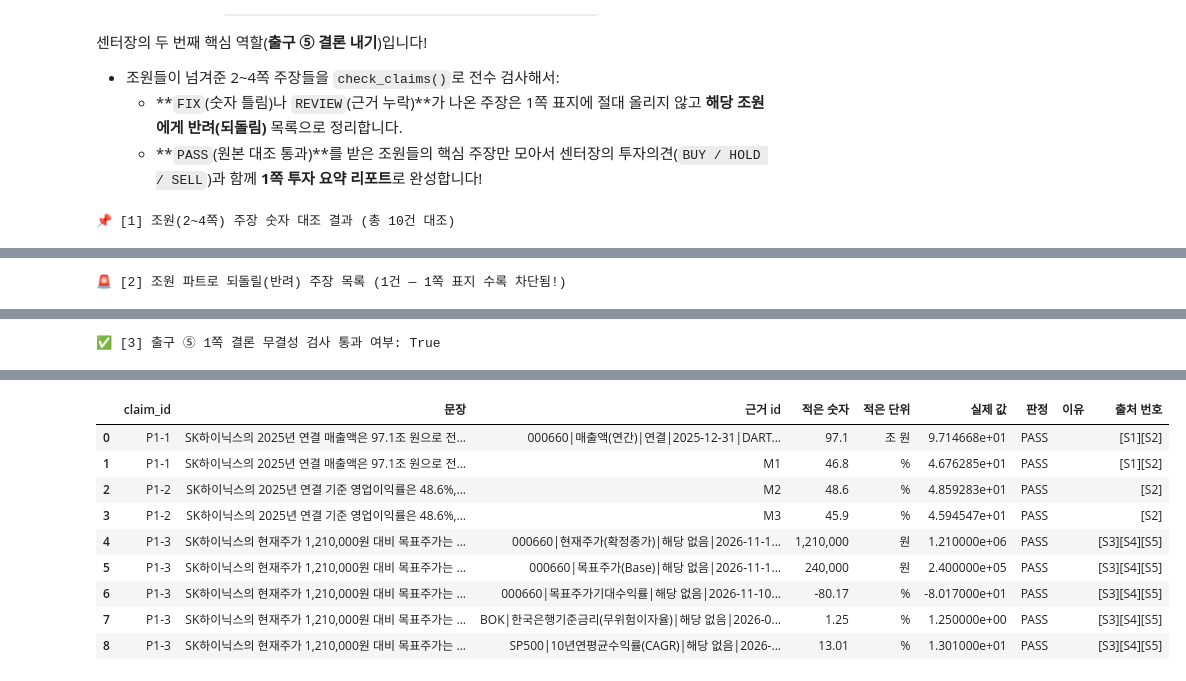
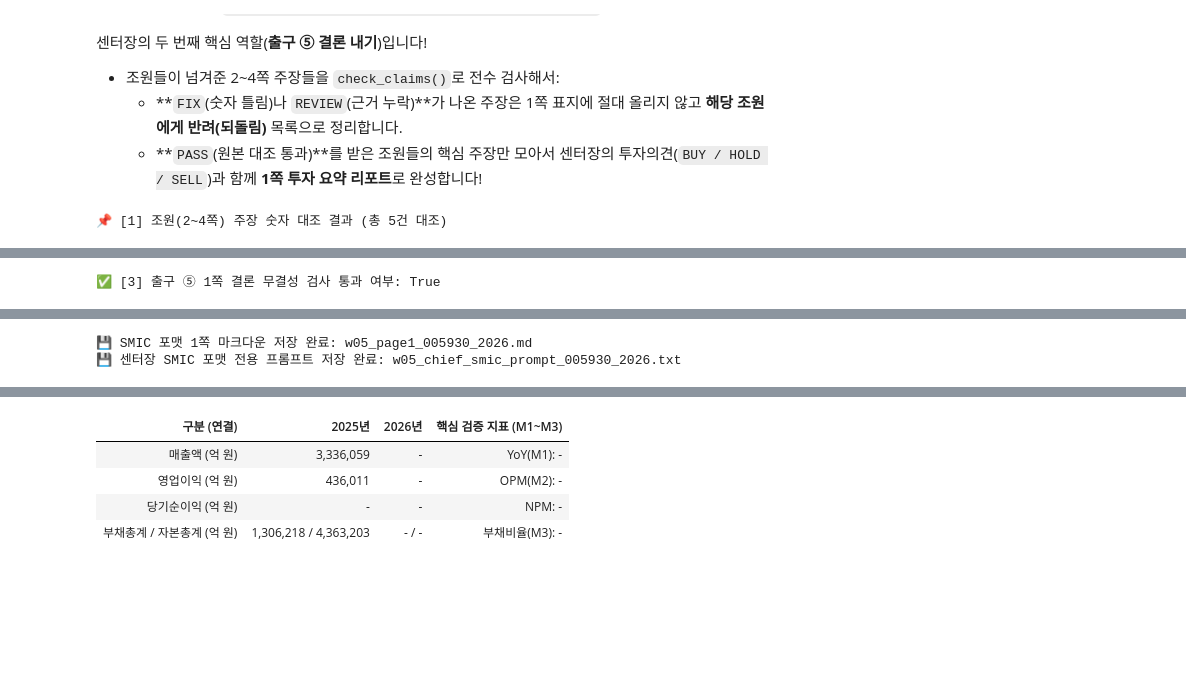
Before and after one commit to Gyumin225/kfa-ai-agent, a Jupyter notebook: w04센터장_에이전트.ipynb, the cells around one changed output, grey strips where cells are left out. Cells and saved outputs as stored; diff of their text form; code cells hidden in the pictures; blank space fills up the shorter version.

Commit message:
smic 리포트 형식 적용한 센터장 에이전트

```diff
--- a/w04센터장_에이전트.ipynb
+++ b/w04센터장_에이전트.ipynb
@@ -28,3 +19,10 @@ TARGET_PRICE = 240000            # 👈 4쪽 밸류에이션에서 산출한 목
+# %%
+# ⚙️ 설정: None으로 비워 두면 조원들이 만들어 온 CSV 파일이나 밸류에이션 문장에서 자동으로 찾아내요!
+# (직접 지정하고 싶을 때만 값을 적어주세요. 예: STOCK_CODE = "005930", TARGET_PRICE = 85000)
+
+STOCK_CODE = None                # 👈 None이면 조원 파일에서 종목코드를 자동 감지 (파일이 없으면 기본값 "000660")
+YEAR = None                      # 👈 None이면 조원 파일의 기준일 또는 DART 최신 사업보고서 연도를 자동 감지!
+TARGET_PRICE = None              # 👈 None이면 4쪽 밸류에이션 조원의 표('목표주가'/'적정주가')나 문장에서 자동 추출!
 # %%
 #@title 📦 1. 설치 (1분) { display-mode: "form" }
 import subprocess, sys
@@ -2262,9 +3177,10 @@ display(pd.DataFrame([rating_decision]))
   - **`PASS`(원본 대조 통과)**를 받은 조원들의 핵심 주장만 모아서 센터장의 투자의견(`BUY / HOLD / SELL`)과 함께 **1쪽 투자 요약 리포트**로 완성합니다!
 # %%
 try:
-    from IPython.display import Markdown
+    from IPython.display import Markdown, HTML
 except ImportError:
     Markdown = lambda x: x
+    HTML = lambda x: x
 
 synthesis = synthesize_teammates_to_page1(
     stock_code=STOCK_CODE,
@@ -2295,34 +3211,30 @@ if rejected_claims:
 print("✅ [3] 출구 ⑤ 1쪽 결론 무결성 검사 통과 여부:", conclusion_check["결론검사_통과"])
 display(conclusion_check["p1_checked_df"])
 
-# 1쪽 최종 리포트 마크다운 렌더링
-p1_checked_df = conclusion_check["p1_checked_df"]
-md_lines = [
-    f"# 📊 [1조 리서치 센터] {STOCK_NAME} ({STOCK_CODE}) 1쪽 투자 요약 (출구 ④·⑤ 센터장 김규민)",
-    f"## 1.1 투자의견 스냅샷 (실시간 한은 기준금리 {bok_rf_val:.2f}% ~ S&P 500 10년 평균 {sp500_cagr_val:.2f}% 기준)",
-    "| 종목명 (코드) | 현재주가 | 목표주가(4쪽 밸류) | 기대수익률 | 하단: 한은 기준금리 ($R_f$) | 상단: S&P 500 10년 평균 | 보유(HOLD) 구간 | 최종 투자의견 |",
-    "| :---: | :---: | :---: | :---: | :---: | :---: | :---: | :---: |",
-    f"| **{STOCK_NAME} ({STOCK_CODE})** | {rating_decision['현재주가']:,}원 | **{rating_decision['목표주가']:,}원** | **{rating_decision['기대수익률_pct']:+.2f}%** | **{bok_rf_val:.2f}%** | **{sp500_cagr_val:.2f}%** | `{rating_decision['보유_HOLD_구간']}` | **{rating_decision['투자의견']}** |",
-    "",
-    f"- **판정 사유:** {rating_decision['판정_근거']}",
-    "",
-    "## 1.2 핵심 투자포인트 (조원 2~4쪽 `PASS` 주장 합성)",
-]
-for p1c in page1_claims:
-    cid = p1c["claim_id"]
-    s_label = p1_checked_df[p1_checked_df["claim_id"] == cid]["출처 번호"].iloc[0]
-    md_lines.append(f"### 📌 {cid}. {p1c['소제목']}")
-    md_lines.append(f"- {p1c['문장']} {s_label}")
-    md_lines.append("")
-
-if rejected_claims:
-    md_lines.append("## 1.3 🔄 검증 기록지 요약 (조원 파트 반려 및 수정 요청 내역)")
-    for rc in rejected_claims:
-        md_lines.append(f"- **`{rc['claim_id']}` ({rc.get('파트', '')})**: `{rc['판정_목록']}` — {rc['탈락_이유']} ➔ *파트에 수정 요청(1쪽 미수록)*")
+# 🏛️ SMIC(서울대 투자연구회) '농심홀딩스(072710)' 보고서 1쪽 양식(2단 커버 레이아웃 + 요약 재무제표 + KEY CHARTS) 렌더링
+smic_pack = render_smic_style_page1_report(
+    stock_code=STOCK_CODE,
+    stock_name=STOCK_NAME,
+    year=YEAR,
+    tagged_records=tagged_records,
+    metrics_df=metrics_df,
+    sources_df=sources_df,
+    rating_decision=rating_decision,
+    page1_claims=page1_claims,
+    conclusion_check=conclusion_check,
+    rejected_claims=rejected_claims,
+)
 
 report_file = Path(f"w05_page1_{STOCK_CODE}_{YEAR}.md")
-report_file.write_text("\n".join(md_lines) + "\n", encoding="utf-8")
-display(Markdown(report_file.read_text(encoding="utf-8")))
+report_file.write_text(smic_pack["markdown"], encoding="utf-8")
+
+prompt_file = Path(f"w05_chief_smic_prompt_{STOCK_CODE}_{YEAR}.txt")
+prompt_file.write_text(smic_pack["prompt"], encoding="utf-8")
+print(f"💾 SMIC 포맷 1쪽 마크다운 저장 완료: {report_file}")
+print(f"💾 센터장 SMIC 포맷 전용 프롬프트 저장 완료: {prompt_file}")
+
+# 코랩 화면에 SMIC 보고서 1쪽과 동일한 2단 커버 레이아웃(HTML) 출력!
+display(HTML(smic_pack["html"]))
 # %% [output]
-📌 [1] 조원(2~4쪽) 주장 숫자 대조 결과 (총 10건 대조)
+📌 [1] 조원(2~4쪽) 주장 숫자 대조 결과 (총 5건 대조)
 |  | claim_id | 문장 | 근거 id | 적은 숫자 | 적은 단위 | 실제 값 | 판정 | 이유 | 출처 번호 |
@@ -2339 +3246 @@ display(Markdown(report_file.read_text(encoding="utf-8")))
-🚨 [2] 조원 파트로 되돌릴(반려) 주장 목록 (1건 — 1쪽 표지 수록 차단됨!)
+✅ [3] 출구 ⑤ 1쪽 결론 무결성 검사 통과 여부: True
@@ -2342 +3253,2 @@ display(Markdown(report_file.read_text(encoding="utf-8")))
-✅ [3] 출구 ⑤ 1쪽 결론 무결성 검사 통과 여부: True
+💾 SMIC 포맷 1쪽 마크다운 저장 완료: w05_page1_005930_2026.md
+💾 센터장 SMIC 포맷 전용 프롬프트 저장 완료: w05_chief_smic_prompt_005930_2026.txt
@@ -2343,10 +3266,5 @@ display(Markdown(report_file.read_text(encoding="utf-8")))
-|  | claim_id | 문장 | 근거 id | 적은 숫자 | 적은 단위 | 실제 값 | 판정 | 이유 | 출처 번호 |
-| 0 | P1-1 | SK하이닉스의 2025년 연결 매출액은 97.1조 원으로 전... | 000660|매출액(연간)|연결|2025-12-31|DART... | 97.1 | 조 원 | 9.714668e+01 | PASS |  | [S1][S2] |
-| 1 | P1-1 | SK하이닉스의 2025년 연결 매출액은 97.1조 원으로 전... | M1 | 46.8 | % | 4.676285e+01 | PASS |  | [S1][S2] |
-| 2 | P1-2 | SK하이닉스의 2025년 연결 기준 영업이익률은 48.6%,... | M2 | 48.6 | % | 4.859283e+01 | PASS |  | [S2] |
-| 3 | P1-2 | SK하이닉스의 2025년 연결 기준 영업이익률은 48.6%,... | M3 | 45.9 | % | 4.594547e+01 | PASS |  | [S2] |
-| 4 | P1-3 | SK하이닉스의 현재주가 1,210,000원 대비 목표주가는 ... | 000660|현재주가(확정종가)|해당 없음|2026-11-1... | 1,210,000 | 원 | 1.210000e+06 | PASS |  | [S3][S4][S5] |
-| 5 | P1-3 | SK하이닉스의 현재주가 1,210,000원 대비 목표주가는 ... | 000660|목표주가(Base)|해당 없음|2026-11-1... | 240,000 | 원 | 2.400000e+05 | PASS |  | [S3][S4][S5] |
-| 6 | P1-3 | SK하이닉스의 현재주가 1,210,000원 대비 목표주가는 ... | 000660|목표주가기대수익률|해당 없음|2026-11-10... | -80.17 | % | -8.017000e+01 | PASS |  | [S3][S4][S5] |
-| 7 | P1-3 | SK하이닉스의 현재주가 1,210,000원 대비 목표주가는 ... | BOK|한국은행기준금리(무위험이자율)|해당 없음|2026-0... | 1.25 | % | 1.250000e+00 | PASS |  | [S3][S4][S5] |
-| 8 | P1-3 | SK하이닉스의 현재주가 1,210,000원 대비 목표주가는 ... | SP500|10년연평균수익률(CAGR)|해당 없음|2026-... | 13.01 | % | 1.301000e+01 | PASS |  | [S3][S4][S5] |
+| 구분 (연결) | 2025년 | 2026년 | 핵심 검증 지표 (M1~M3) |
+| 매출액 (억 원) | 3,336,059 | - | YoY(M1): - |
+| 영업이익 (억 원) | 436,011 | - | OPM(M2): - |
+| 당기순이익 (억 원) | - | - | NPM: - |
+| 부채총계 / 자본총계 (억 원) | 1,306,218 / 4,363,203 | - / - | 부채비율(M3): - |
```
Also changed, not shown: parts of 13 cells of this notebook.
